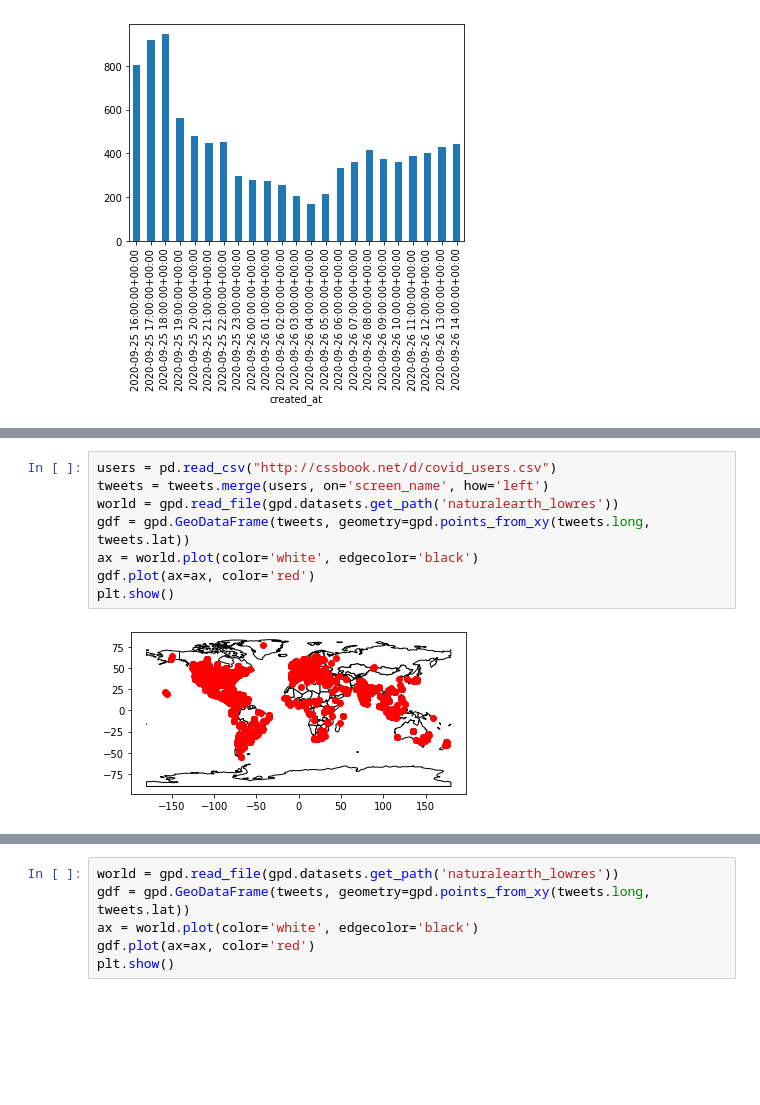
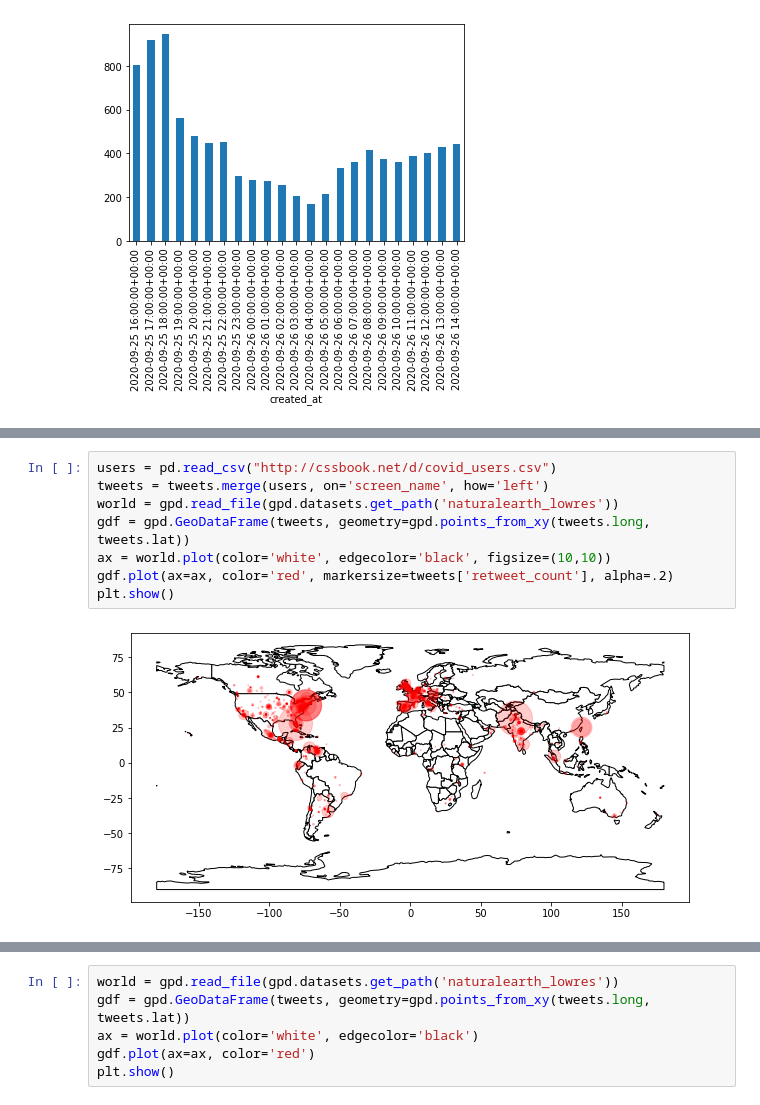
Before and after one commit to ccs-amsterdam/ccsbook, a Jupyter notebook: chapter02/funwith_py.ipynb, the cells around one changed output, grey strips where cells are left out. Saved outputs shown, nothing was run; the diff lists cells and outputs as text; blank space fills up the shorter version.

```diff
--- a/chapter02/funwith_py.ipynb
+++ b/chapter02/funwith_py.ipynb
@@ -88,13 +88,13 @@ mymodel.print_topics()
 # %%
 users = pd.read_csv("http://cssbook.net/d/covid_users.csv")
 tweets = tweets.merge(users, on='screen_name', how='left')
 world = gpd.read_file(gpd.datasets.get_path('naturalearth_lowres'))
 gdf = gpd.GeoDataFrame(tweets, geometry=gpd.points_from_xy(tweets.long, tweets.lat))
-ax = world.plot(color='white', edgecolor='black')
-gdf.plot(ax=ax, color='red')
+ax = world.plot(color='white', edgecolor='black', figsize=(10,10))
+gdf.plot(ax=ax, color='red', markersize=tweets['retweet_count'], alpha=.2)
 plt.show()
 # %% [output]
-[figure, old version]
+[figure, new version]
 # %%
 nltk.download('stopwords')
 corpus_northamerica = gdf.query("lang=='en' & (long<-60 & lat>25)")['text'].str.cat()
```
Also changed, not shown: parts of 3 cells of this notebook.
